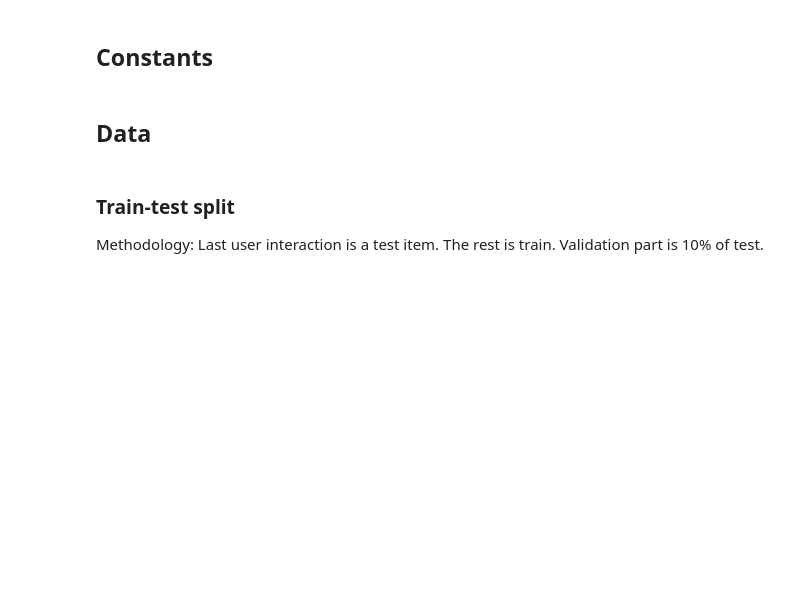
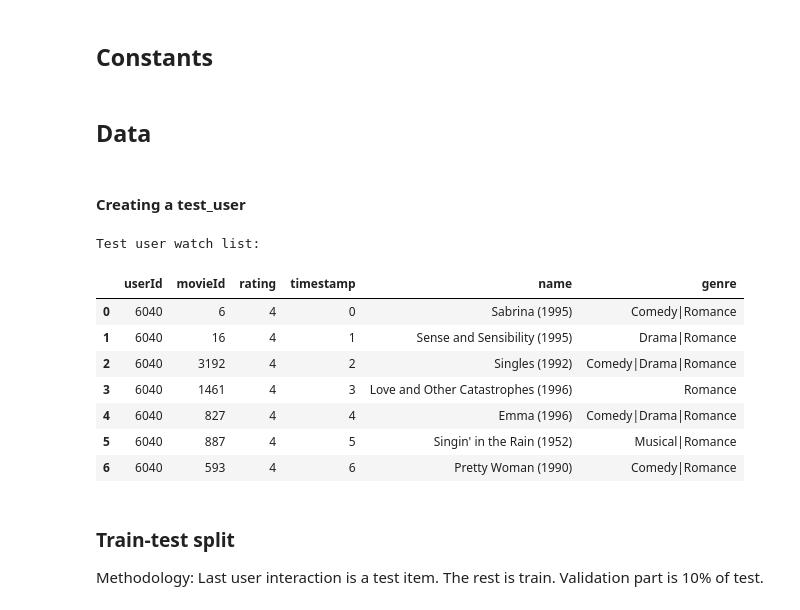
Before and after one commit to galuzina-k/RecSys_thesis, a Jupyter notebook: RecSys/notebooks/DeepFM.ipynb, the cells around one changed output. Drawn from its saved outputs; the diff is of its cells as text; code cells hidden in the pictures; blank space fills up the shorter version.

```diff
--- a/RecSys/notebooks/DeepFM.ipynb
+++ b/RecSys/notebooks/DeepFM.ipynb
@@ -74,6 +74,28 @@ df_users["userId"] = user_encoder.fit_transform(df_users["userId"])
 
 df_ratings["movieId"] = movie_encoder.transform(df_ratings["movieId"])
 df_ratings["userId"] = user_encoder.transform(df_ratings["userId"])
+# %% [markdown]
+#### Creating a test_user
+# %%
+df_users.loc[-1] = [df_users["userId"].max() + 1, "F", 21, 5, 777777]
+df_users = df_users.reset_index(drop=True)
+df_test_user = pd.DataFrame(columns=["userId", "movieId", "rating", "timestamp"])
+df_test_user = df_test_user.assign(movieId=[6, 16, 3192, 1461, 827, 887, 593]).assign(
+    userId=df_users["userId"].max(), rating=4, timestamp=lambda x: np.arange(x.shape[0])
+)
+print("Test user watch list:")
+display(df_test_user.merge(df_movies, on="movieId"))
+df_ratings = pd.concat([df_ratings, df_test_user], ignore_index=True)
+# %% [output]
+Test user watch list:
+|  | userId | movieId | rating | timestamp | name | genre |
+| 0 | 6040 | 6 | 4 | 0 | Sabrina (1995) | Comedy|Romance |
+| 1 | 6040 | 16 | 4 | 1 | Sense and Sensibility (1995) | Drama|Romance |
+| 2 | 6040 | 3192 | 4 | 2 | Singles (1992) | Comedy|Drama|Romance |
+| 3 | 6040 | 1461 | 4 | 3 | Love and Other Catastrophes (1996) | Romance |
+| 4 | 6040 | 827 | 4 | 4 | Emma (1996) | Comedy|Drama|Romance |
+| 5 | 6040 | 887 | 4 | 5 | Singin' in the Rain (1952) | Musical|Romance |
+| 6 | 6040 | 593 | 4 | 6 | Pretty Woman (1990) | Comedy|Romance |
 # %% [markdown]
 ### Train-test split
 Methodology: Last user interaction is a test item. The rest is train. Validation part is 10% of test.
```
Also changed, not shown: parts of 22 cells of this notebook, 13 other files.
